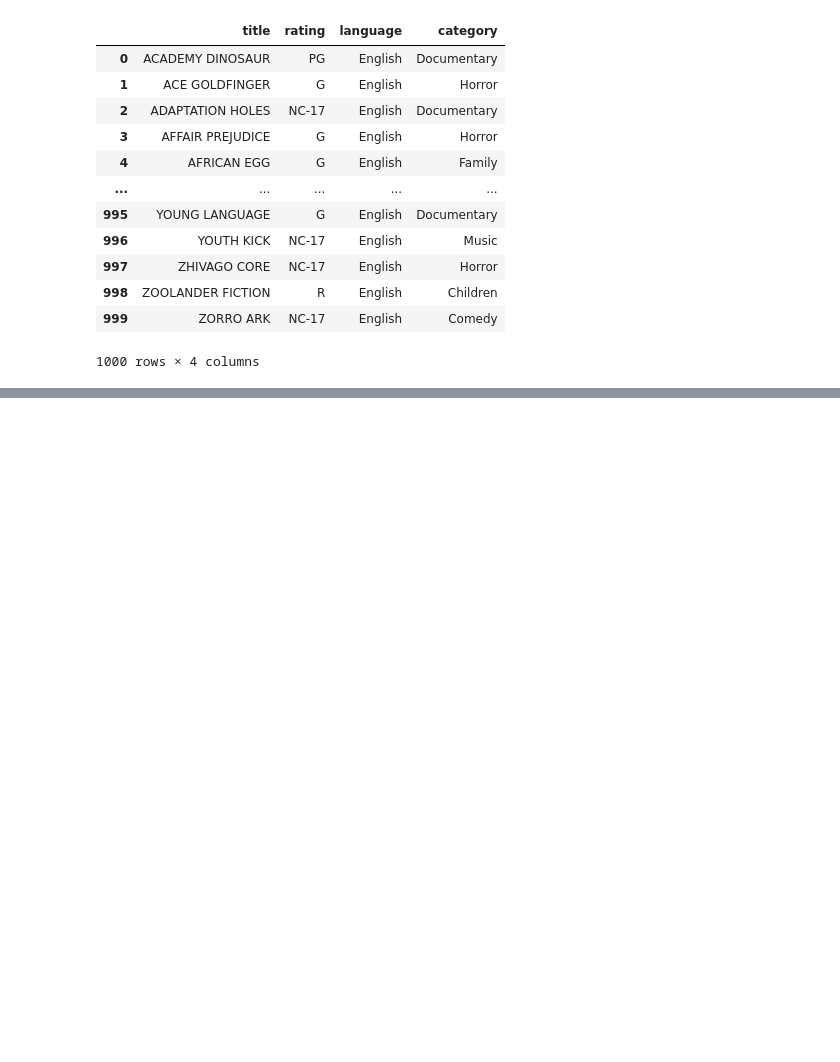
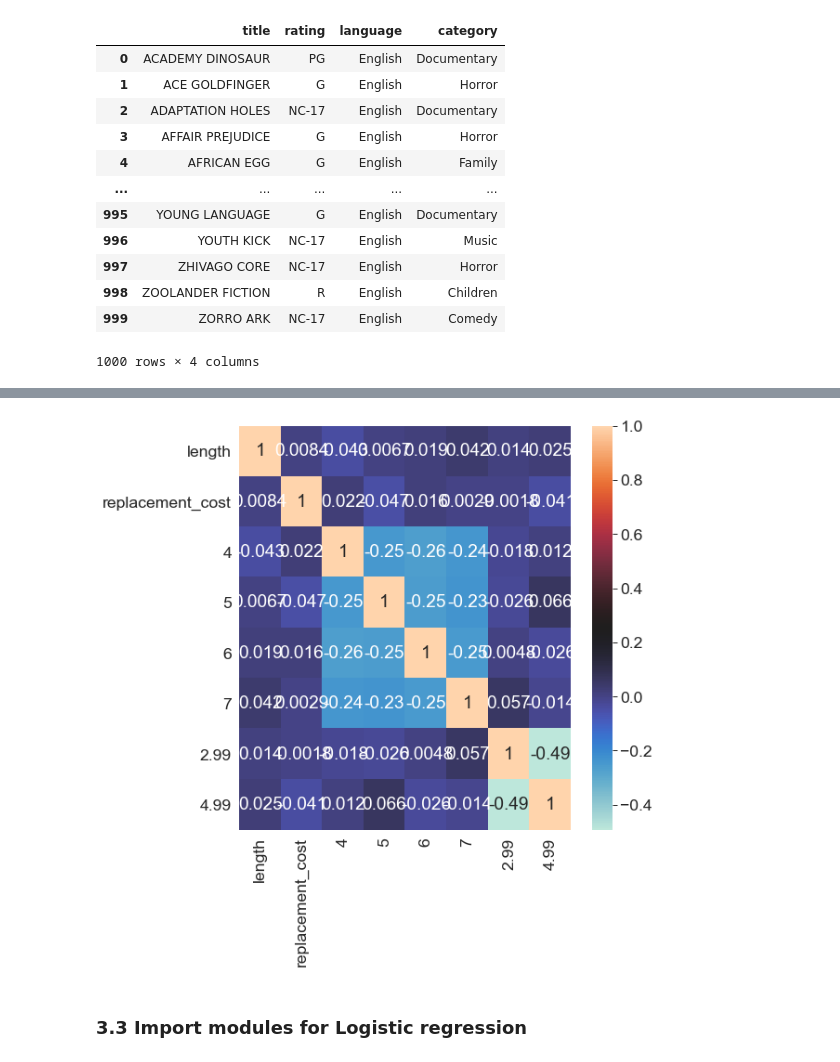
Before and after one commit to sebastianvier/ironhack_labs, a Jupyter notebook: week_9/lab-predictions-logistic-regression/logistic_regression.ipynb, the cells around one changed output, grey strips where cells are left out. Drawn from its saved outputs; the diff is of its cells as text; code cells hidden in the pictures; blank space fills up the shorter version.

Commit message:
The lab on logistic regression is done. Probably I want to work more on it for a mini-project

```diff
--- a/week_9/lab-predictions-logistic-regression/logistic_regression.ipynb
+++ b/week_9/lab-predictions-logistic-regression/logistic_regression.ipynb
@@ -445,0 +566,14 @@ categorical
+# %%
+data = pd.concat([numerical, rented_per_month.june], axis=1)
+# %%
+## We are using the data in June to remove the data the films which
+## were never rented
+data = data[~data.june.isna()]
+# %%
+def split_for_target(x):
+    if x >= 3:
+        return 'y'
+    else:
+        return 'n'
+
+pd.Series(list(map(split_for_target, data.june))).value_counts()
@@ -445,0 +584,2 @@ categorical
+# %%
+data['june'] = list(map(split_for_target, data.june))
@@ -445,0 +601,9 @@ categorical
+# %%
+corr = data.drop('june',axis=1).corr()
+plt.figure(figsize=(8,8))
+sns.heatmap(data=corr, annot=True, cmap='icefire')
+plt.show()
+# %% [output]
+[figure, added]
+# %% [markdown]
+### 3.3 Import modules for Logistic regression
```
Also changed, not shown: parts of 36 cells of this notebook.
